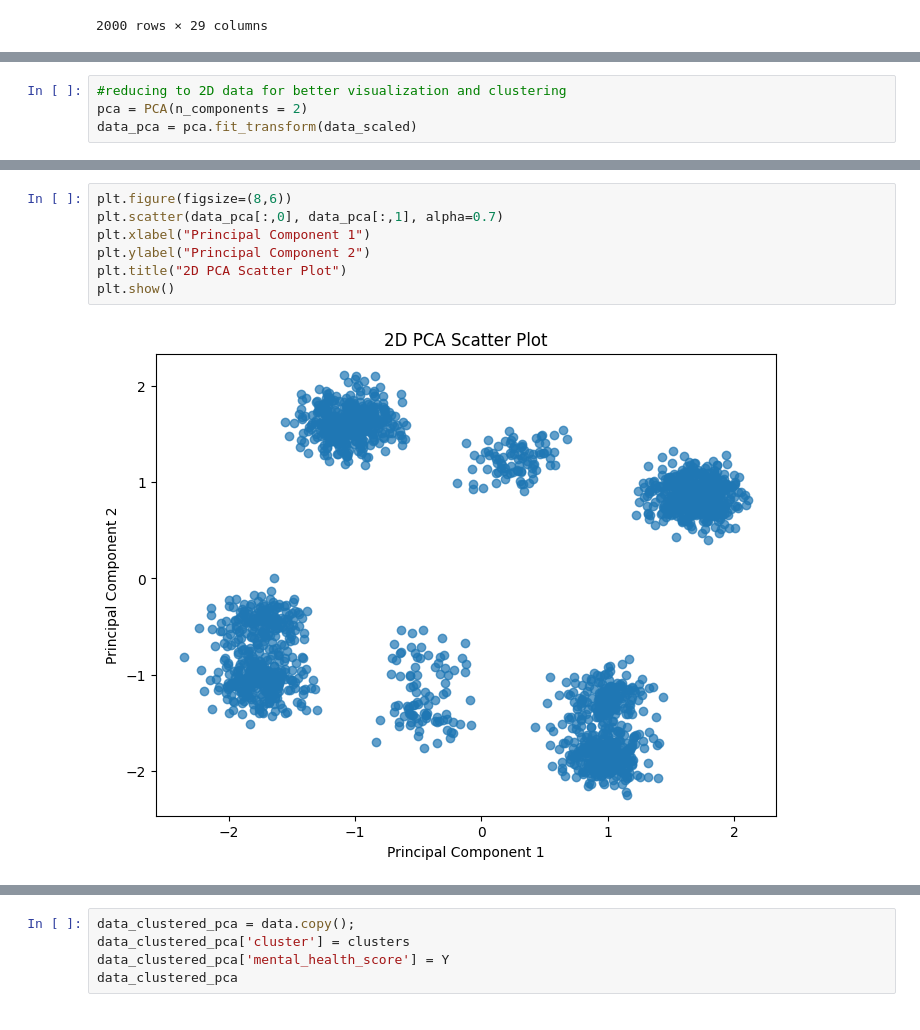
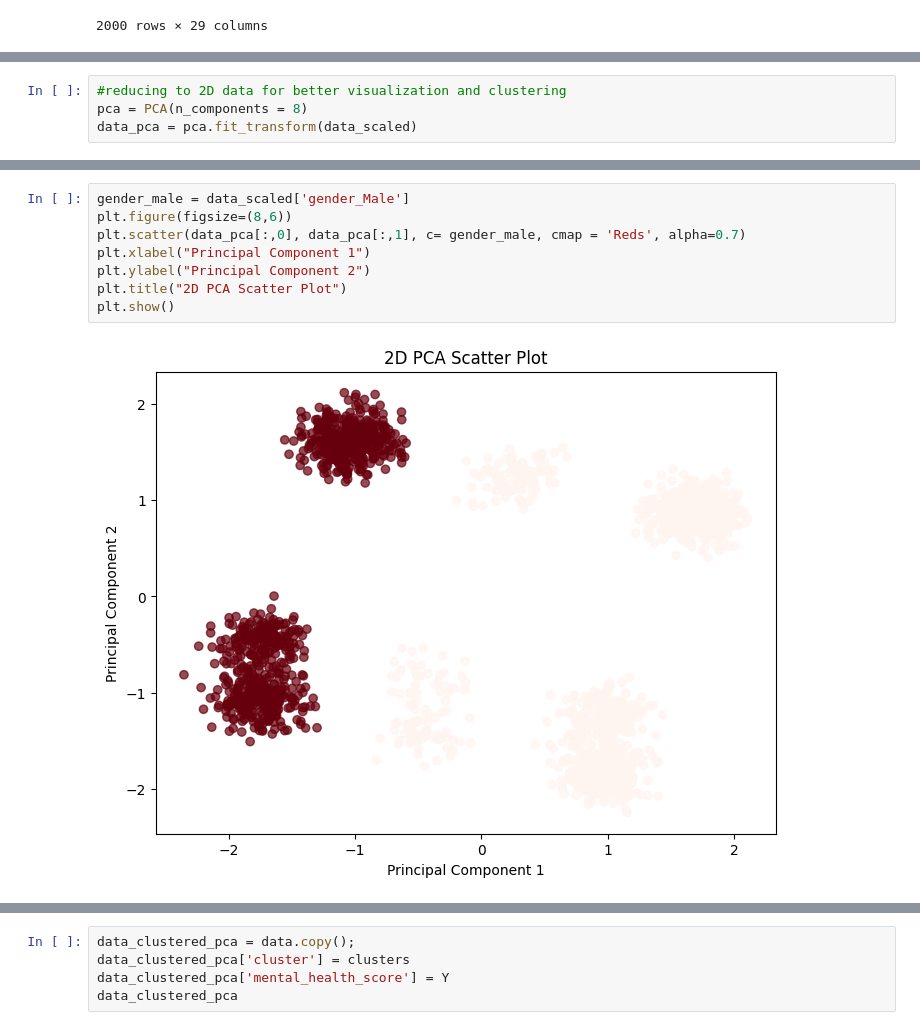
Before and after one commit to zi003/CSE445ML_Project, a Jupyter notebook: DBSCAN_implementation.ipynb, the cells around one changed output, grey strips where cells are left out. Drawn from its saved outputs; the diff is of its cells as text.

```diff
--- a/DBSCAN_implementation.ipynb
+++ b/DBSCAN_implementation.ipynb
@@ -260,4 +261,4 @@ Silhouette Score: 0.0668095184100619
 # %%
 #reducing to 2D data for better visualization and clustering
-pca = PCA(n_components = 2)
+pca = PCA(n_components = 8)
 data_pca = pca.fit_transform(data_scaled)
@@ -264,9 +275,10 @@ data_pca = pca.fit_transform(data_scaled)
 # %%
+gender_male = data_scaled['gender_Male']
 plt.figure(figsize=(8,6))
-plt.scatter(data_pca[:,0], data_pca[:,1], alpha=0.7)
+plt.scatter(data_pca[:,0], data_pca[:,1], c= gender_male, cmap = 'Reds', alpha=0.7)
 plt.xlabel("Principal Component 1")
 plt.ylabel("Principal Component 2")
 plt.title("2D PCA Scatter Plot")
 plt.show()
 # %% [output]
-[figure, old version]
+[figure, new version]
```
Also changed, not shown: parts of 28 cells of this notebook.
